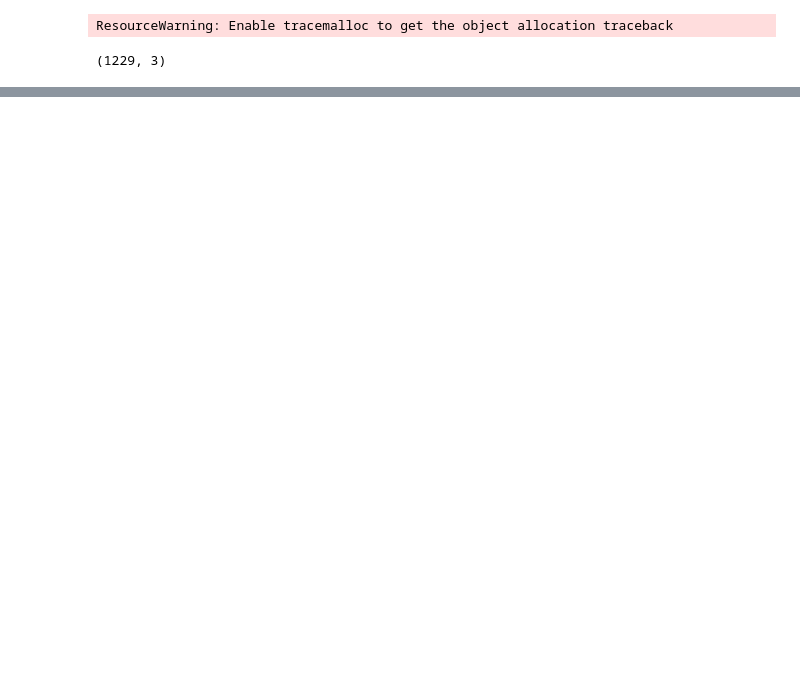
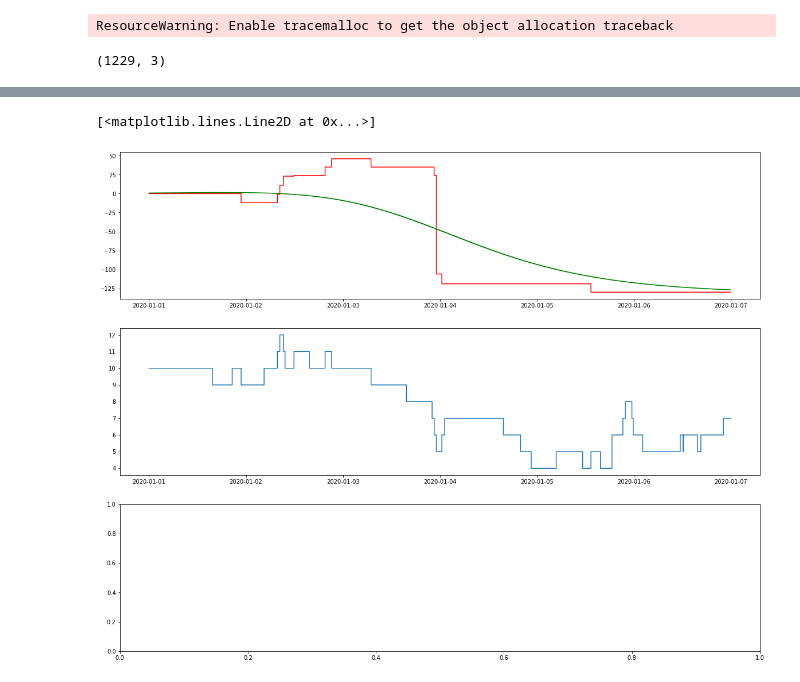
Before and after one commit to probability/topicmodelunderstanding, a Jupyter notebook: Notebooks/Examples 1.ipynb, the cells around one changed output, grey strips where cells are left out. Drawn from its saved outputs; the diff is of its cells as text; code cells hidden in the pictures; blank space fills up the shorter version.

```diff
--- a/Notebooks/Examples 1.ipynb
+++ b/Notebooks/Examples 1.ipynb
@@ -51,20 +62,23 @@ vsteps.ecdf_plot(ax=ax[4])
 # %%
 p = np.arange(pd.Timestamp(2020,1,1), pd.Timestamp(2020,1,7), pd.Timedelta(minutes=1)).astype(pd.Timestamp)
 
 fig,ax = plt.subplots(nrows=3,figsize=(20,16))
 #vsteps.rebase()
 fstep = vsteps.step(p)
-ax[0].step(p,fstep,where='post')
+ax[1].step(p,fstep,where='post')
 
 
-low_steps = (vsteps > 8)
-ax0 = ax[0].twinx()
+low_steps = (vsteps > 10)
+#ax0 = ax[0].twinx()
 ax[0].step(p,low_steps(p),color='r',where='post')
 ax[0].step(p,low_steps.smooth_step(p),color='g')
 
-vsteps.histogram_plot(ax=ax[1],kind='bar')
+#vsteps.histogram_plot(ax=ax[1],kind='bar')
 
-queue.hist().plot(ax=ax[1])
+#queue.hist().plot(ax=ax[1])
+# %% [output]
+[<matplotlib.lines.Line2D at 0x...>]
+[figure, added]
 # %%
 
 #mbase = np.frompyfunc(mybase2,1,1)
```
Also changed, not shown: parts of 7 cells of this notebook, 6 other files.
